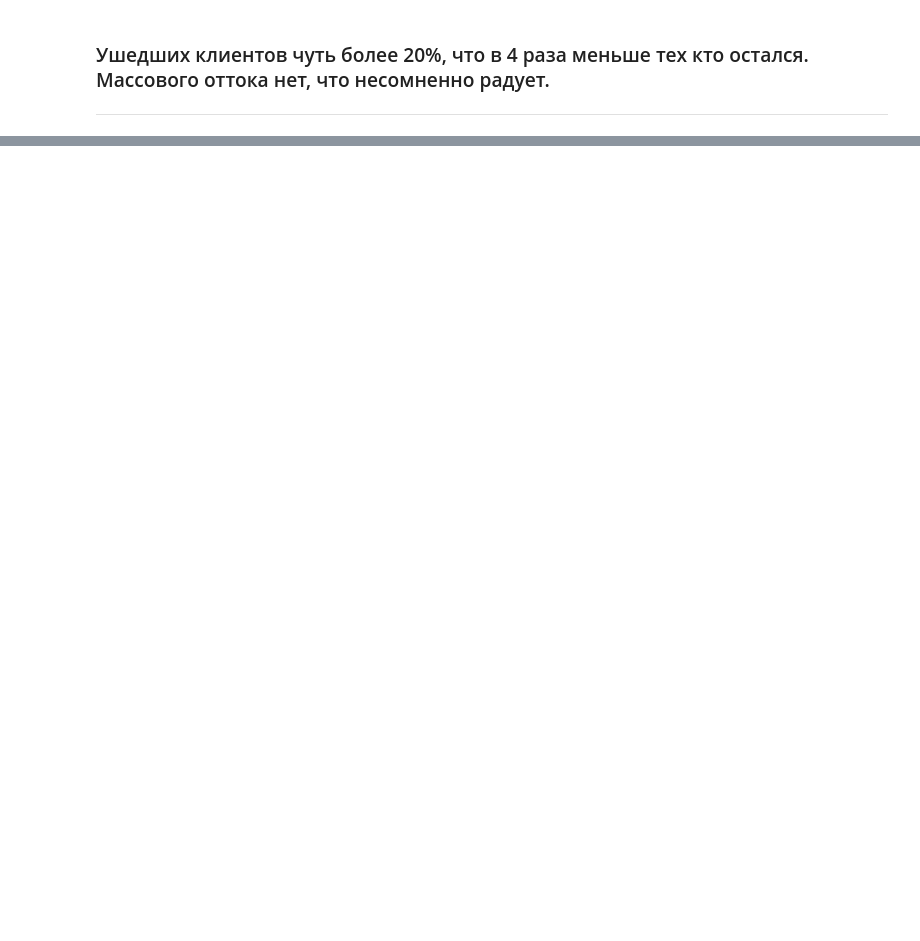
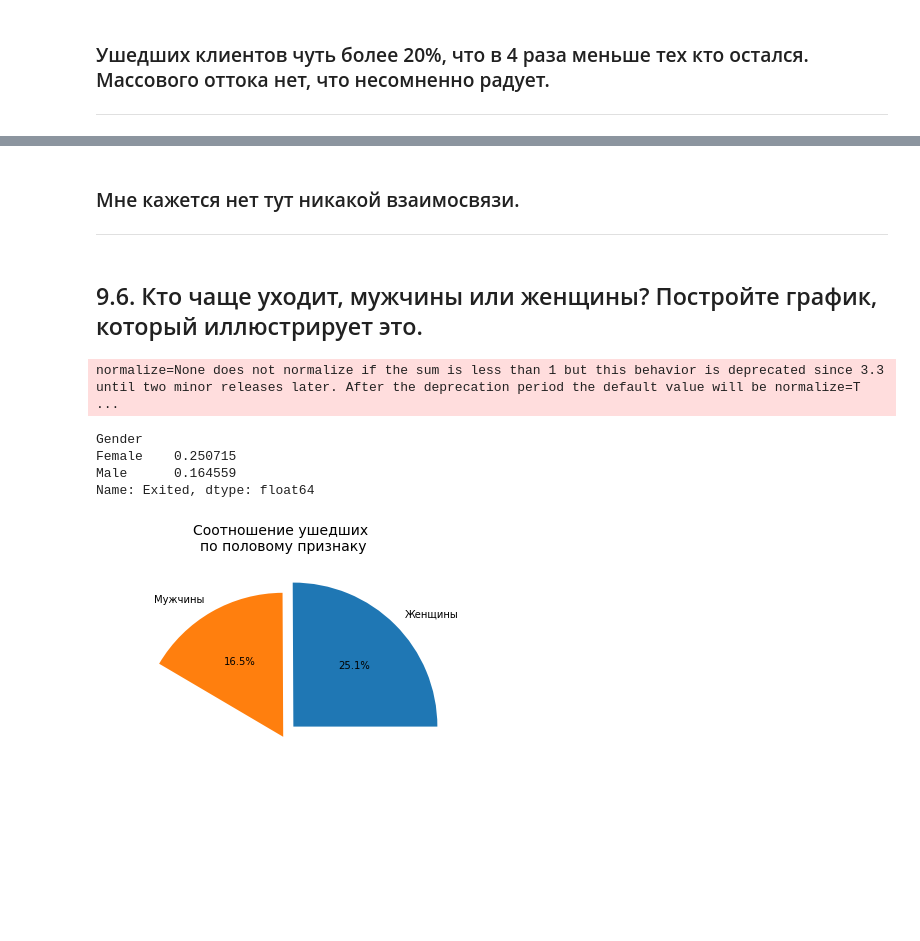
Before and after one commit to Sphexxx/sf_data_science, a Jupyter notebook: PY_13_Визуализация/Проект_визуализация.ipynb, the cells around one changed output, grey strips where cells are left out. Drawn from its saved outputs; the diff is of its cells as text; code cells hidden in the pictures; blank space fills up the shorter version.

```diff
--- a/PY_13_Визуализация/Проект_визуализация.ipynb
+++ b/PY_13_Визуализация/Проект_визуализация.ipynb
@@ -82,0 +131,26 @@ fig.show()
+# %% [markdown]
+### Мне кажется нет тут никакой взаимосвязи.
+----
+# %% [markdown]
+## 9.6. Кто чаще уходит, мужчины или женщины? Постройте график, который иллюстрирует это.
+# %%
+exited_by_gender = churn_df.groupby('Gender')['Exited'].agg('mean')
+
+fig = plt.figure(figsize=(5, 5))
+axes = fig.add_axes([0, 0, 1, 1])
+axes.pie(
+    exited_by_gender,
+    labels = ['Женщины', 'Мужчины'],
+    autopct = '%.1f%%',
+    explode = [0.1, 0],
+);
+
+axes.set_title(u'Cоотношение ушедших \nпо половому признаку', fontsize=14)
+exited_by_gender
+# %% [output]
+normalize=None does not normalize if the sum is less than 1 but this behavior is deprecated since 3.3 until two minor releases later. After the deprecation period the default value will be normalize=T ...
+Gender
+Female    0.250715
+Male      0.164559
+Name: Exited, dtype: float64
+[figure, added]
```
Also changed, not shown: parts of 15 cells of this notebook.
